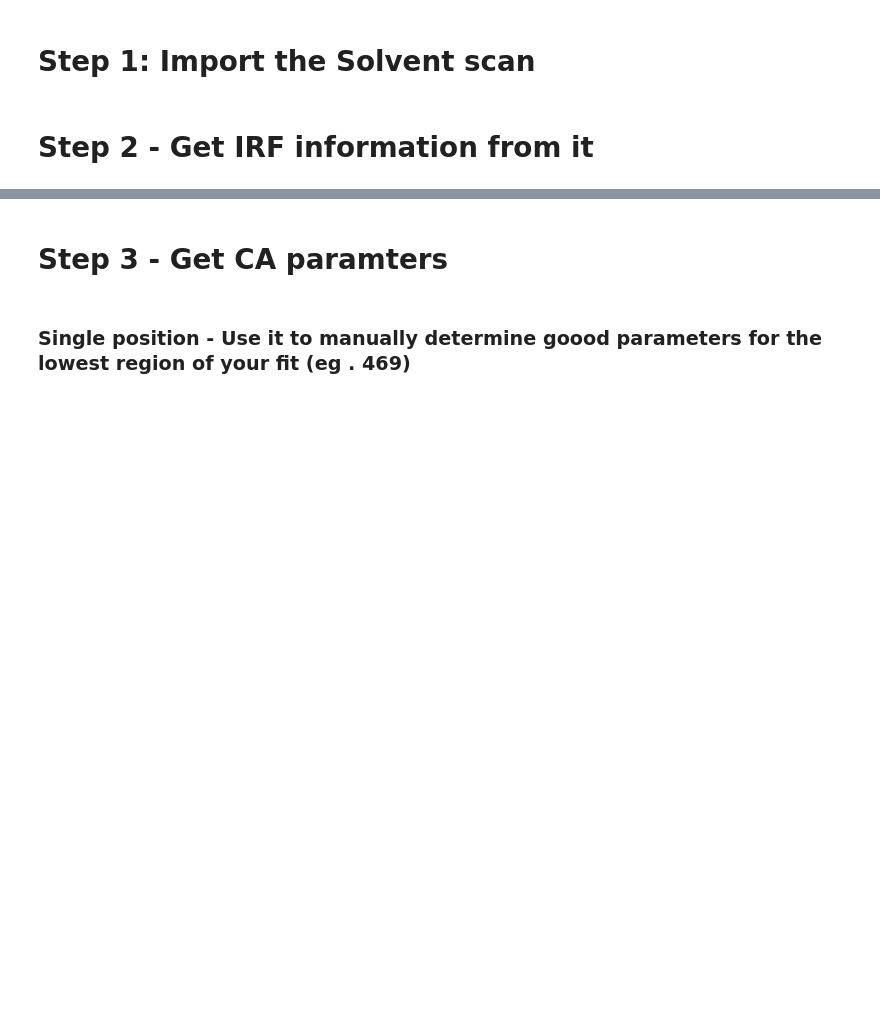
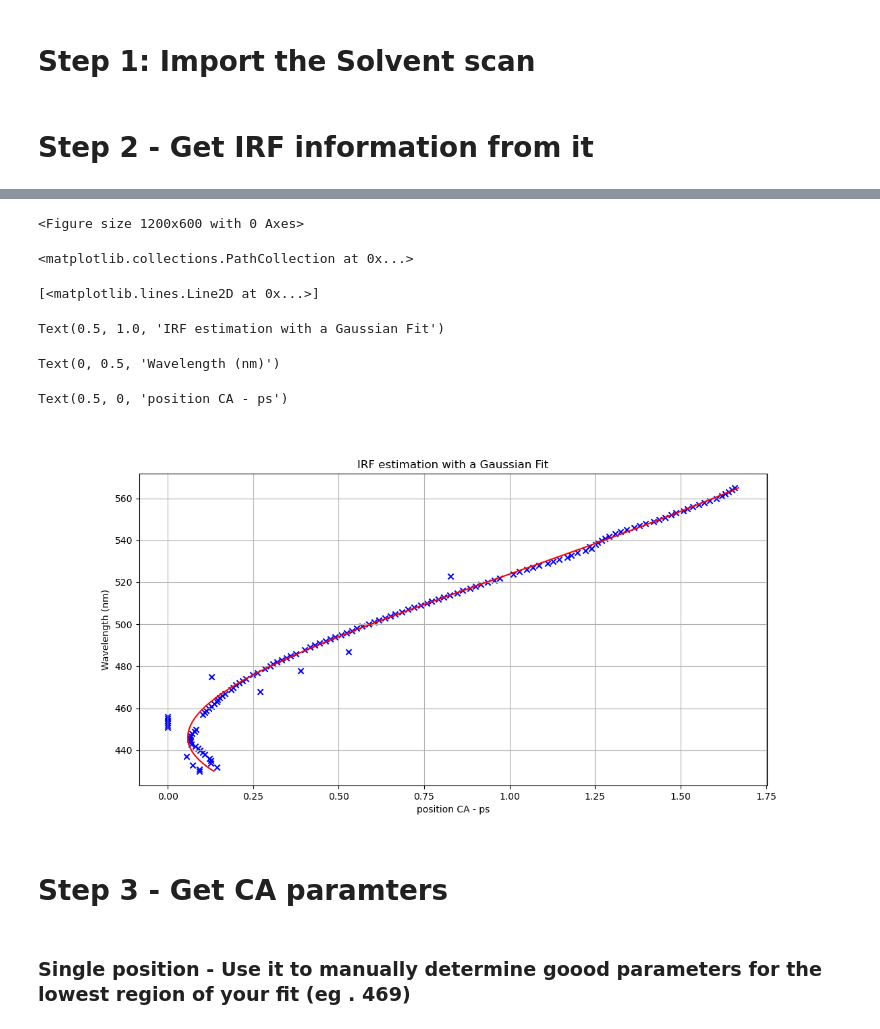
Before and after one commit to SchlauCohenLab/Arthur-s-code-, a Jupyter notebook: Data_Analysis/Global_Fit_Cu_.ipynb, the cells around one changed output, grey strips where cells are left out. Saved outputs shown, nothing was run; the diff lists cells and outputs as text; code cells hidden in the pictures; blank space fills up the shorter version.

```diff
--- a/Data_Analysis/Global_Fit_Cu_.ipynb
+++ b/Data_Analysis/Global_Fit_Cu_.ipynb
@@ -265,3 +259,5 @@ heatmap_interactive(dataset_solvent.time, dataset_solvent.spectral, dataset_solv
+# %%
+dataset_solvent = xr.open_dataset('/Users/vard/Library/CloudStorage/OneDrive-MassachusettsInstituteofTechnology/New Cu/Data nc format/Solvent_replicate.nc')
 # %% [markdown]
 # Step 2 - Get IRF information from it
 # %%
@@ -344,25 +350,33 @@ plt.ylabel("FWHM (fs)")
 # %%
 def poly2(x, a, b, c):
     return a * x**2 + b * x + c
 
 
 def poly4(x, a, b, c, d, e):
     return a * x**4 + b * x**3 + c * x**2 + d * x + e
 
 def poly3(x, a, b, c, d):
     return a * x**3 + b * x**2 + c * x + d
 
 params_position_IRF, _ = curve_fit(poly4, wl_range, gaussian_fit_param[:,1])
 Fit_coherence = poly4(wl_range,*params_position_IRF)
 
 
 plt.figure(figsize=(12, 6))
 plt.scatter(gaussian_fit_param[:,1],wl_range,color='blue', marker='x')
 plt.plot(Fit_coherence,wl_range,  '-', label='Fit', color = 'red')
 plt.title('IRF estimation with a Gaussian Fit')
 plt.grid('On')
 plt.ylabel("Wavelength (nm)")
-plt.xlabel("position CA)")
+plt.xlabel("position CA - ps")
+# %% [output]
+<Figure size 1200x600 with 0 Axes>
+<matplotlib.collections.PathCollection at 0x...>
+[<matplotlib.lines.Line2D at 0x...>]
+Text(0.5, 1.0, 'IRF estimation with a Gaussian Fit')
+Text(0, 0.5, 'Wavelength (nm)')
+Text(0.5, 0, 'position CA - ps')
+[figure, added]
 # %% [markdown]
 # Step 3 - Get CA paramters
 # %% [markdown]
```
Also changed, not shown: parts of 33 cells of this notebook, 4 other files.
